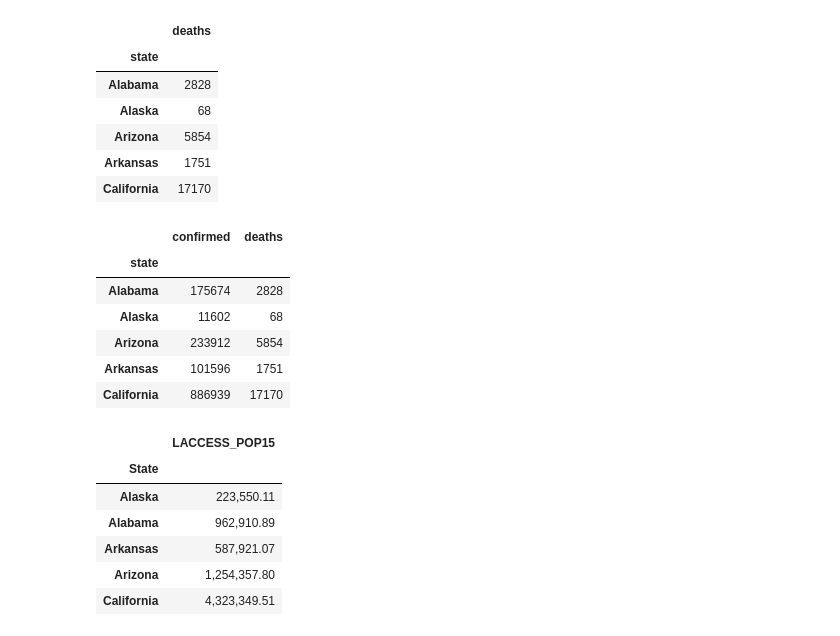
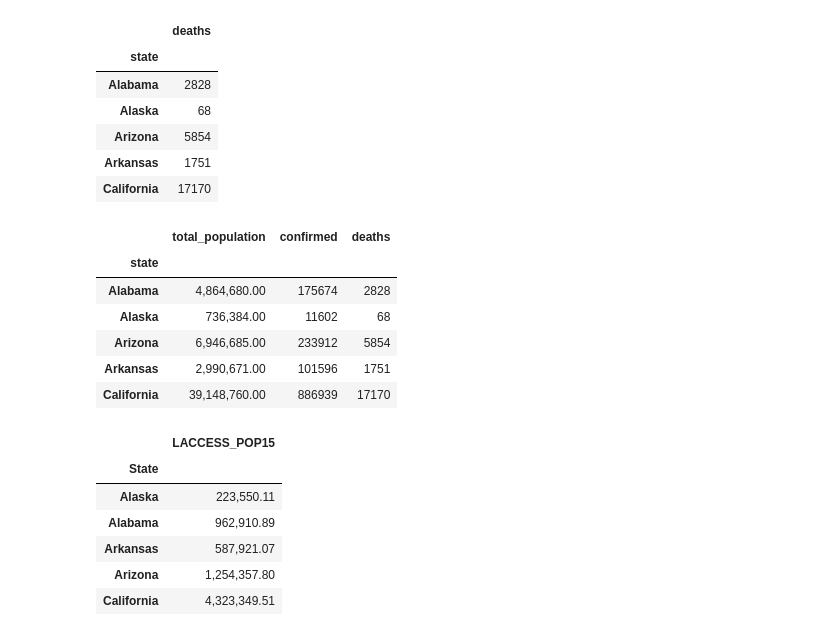
Before and after one commit to teresaflicek/Covid19-Societal-Impacts, a Jupyter notebook: Colorado.ipynb, the cells around one changed output. Drawn from its saved outputs; the diff is of its cells as text; code cells hidden in the pictures.

```diff
--- a/Colorado.ipynb
+++ b/Colorado.ipynb
@@ -250,0 +223,5 @@ ax4 = comb_df3.plot.scatter(x='% Grocery Stores',
+# %%
+total_pop = file_one_df.groupby(["state"]).sum()['total_population']
+total_pop_df = pd.DataFrame(total_pop, columns=['total_population'])
+
+total_pop_df.head()
@@ -262,3 +247,6 @@ con_df.head()
 | Arizona | 233912 |
 | Arkansas | 101596 |
 | California | 886939 |
+# %%
+comb_totpop_con_df = total_pop_df.join(confirmed_df, lsuffix="total_popualtion")
+comb_totpop_con_df.head()
@@ -279,16 +275,16 @@ deaths_df.head()
 # %%
 # join two dataframes for sum of each state
 
-comb_con_deaths_df = con_df.join(deaths_df, lsuffix="confirmed")
+comb_con_deaths_df = comb_totpop_con_df.join(deaths_df, lsuffix="confirmed")
 comb_con_deaths_df.head()
 # %% [output]
-|  | confirmed | deaths |
-| state |  |  |
-| Alabama | 175674 | 2828 |
-| Alaska | 11602 | 68 |
-| Arizona | 233912 | 5854 |
-| Arkansas | 101596 | 1751 |
-| California | 886939 | 17170 |
+|  | total_population | confirmed | deaths |
+| state |  |  |  |
+| Alabama | 4,864,680.00 | 175674 | 2828 |
+| Alaska | 736,384.00 | 11602 | 68 |
+| Arizona | 6,946,685.00 | 233912 | 5854 |
+| Arkansas | 2,990,671.00 | 101596 | 1751 |
+| California | 39,148,760.00 | 886939 | 17170 |
 # %%
 # make dataframe for Low Access Population
 
```
Also changed, not shown: parts of 26 cells of this notebook.
